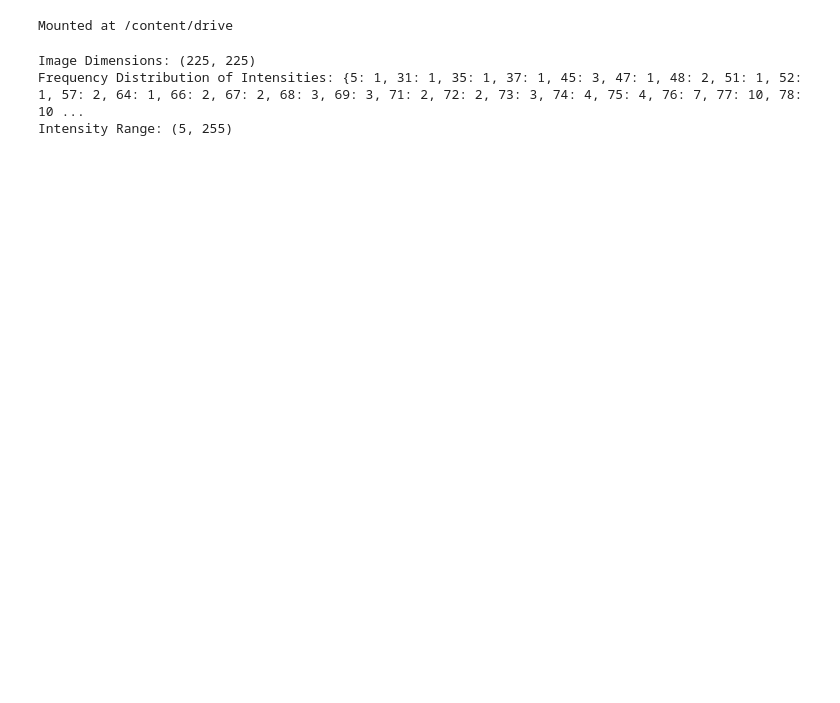
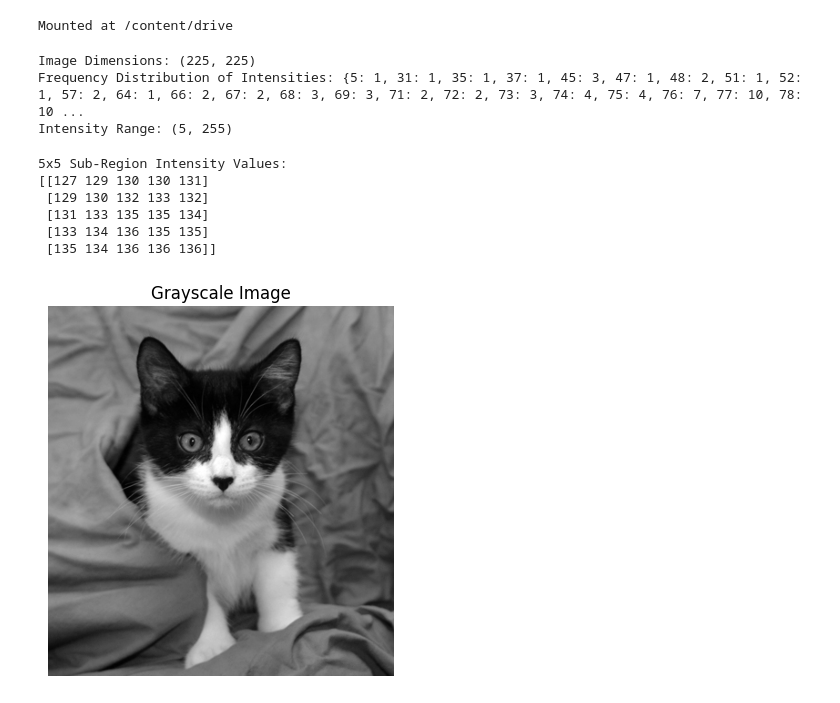
Before and after one commit to maruf908548/DIP_Lab_Final, a Jupyter notebook: DIP_Lab_Final.ipynb, the cells around one changed output. Cells and saved outputs as stored; diff of their text form; code cells hidden in the pictures; blank space fills up the shorter version.

Commit message:
convert RGB image to grayscale image and compare sub region, extract sub-region for comparison.

```diff
--- a/DIP_Lab_Final.ipynb
+++ b/DIP_Lab_Final.ipynb
@@ -25,3 +25,26 @@ print("Intensity Range:", intensity_range)
 Image Dimensions: (225, 225)
 Frequency Distribution of Intensities: {5: 1, 31: 1, 35: 1, 37: 1, 45: 3, 47: 1, 48: 2, 51: 1, 52: 1, 57: 2, 64: 1, 66: 2, 67: 2, 68: 3, 69: 3, 71: 2, 72: 2, 73: 3, 74: 4, 75: 4, 76: 7, 77: 10, 78: 10 ...
 Intensity Range: (5, 255)
+# %%
+# Task 2: Convert RGB image to grayscale and compare sub-region
+img2_path = '/content/drive/MyDrive/DIP Lab Resources/Assignment/DIP_Lab_task_02.jpg'
+img2 = cv2.imread(img2_path, cv2.IMREAD_COLOR)
+img2_gray = cv2.cvtColor(img2, cv2.COLOR_BGR2GRAY)
+# %%
+sub_region = img2_gray[:5, :5]
+print("5x5 Sub-Region Intensity Values:")
+print(sub_region)
+# %% [output]
+5x5 Sub-Region Intensity Values:
+[[127 129 130 130 131]
+ [129 130 132 133 132]
+ [131 133 135 135 134]
+ [133 134 136 135 135]
+ [135 134 136 136 136]]
+# %%
+plt.imshow(img2_gray, cmap='gray')
+plt.title('Grayscale Image')
+plt.axis('off')
+plt.show()
+# %% [output]
+[figure, added]
```
